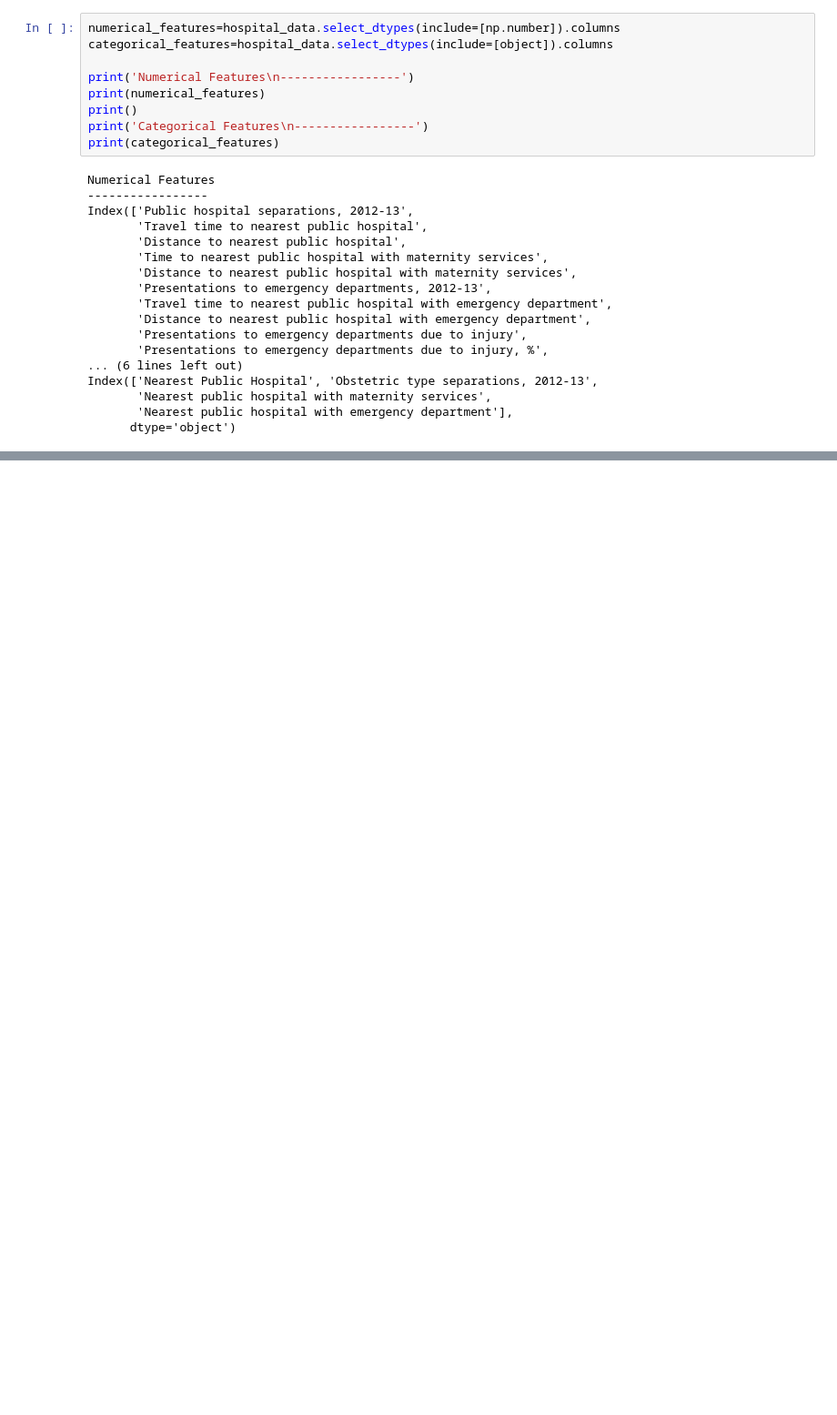
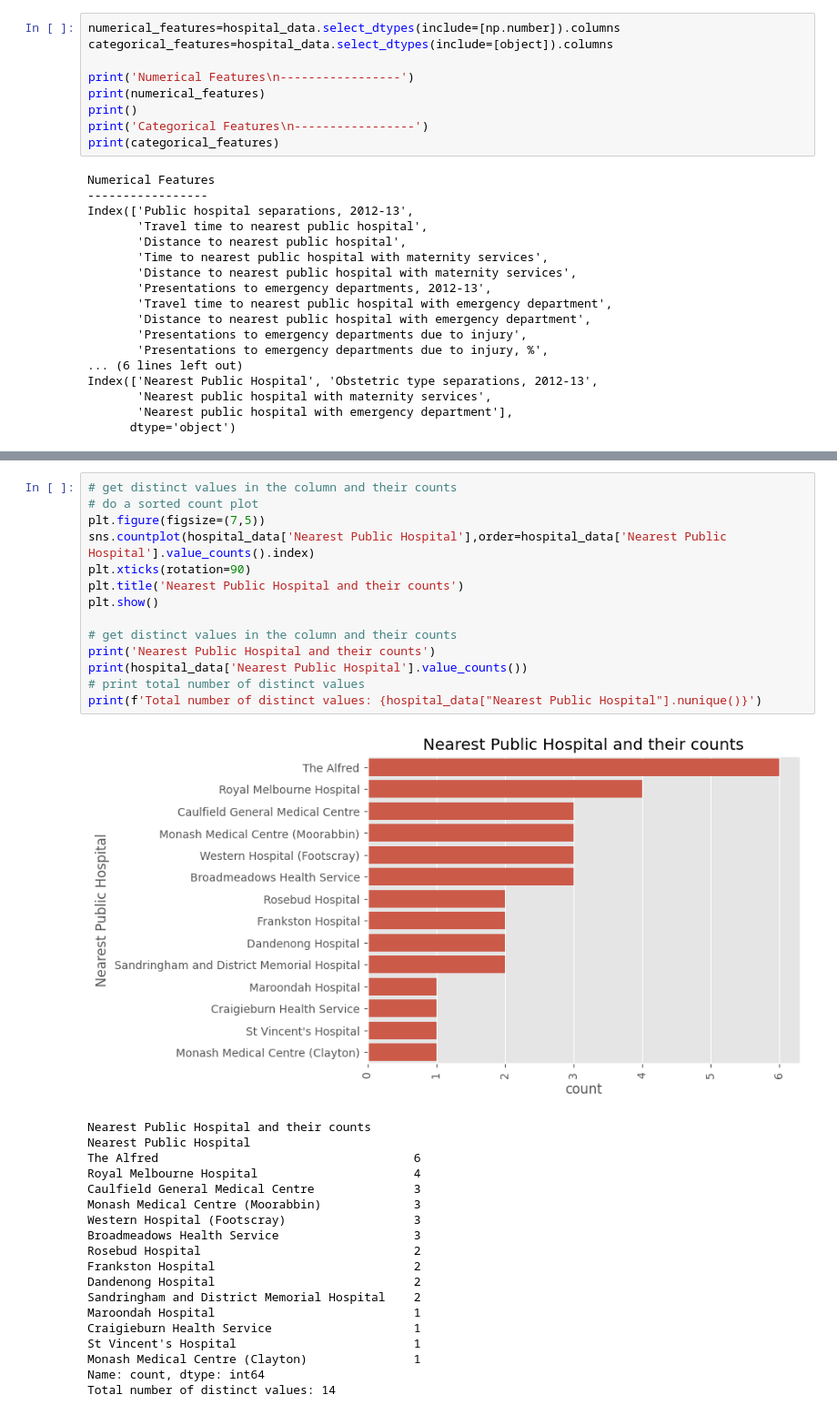
Before and after one commit to Subhasis-Biswas/ML4CPS_Project2, a Jupyter notebook: access_to_healthcare.ipynb, the cells around one changed output, grey strips where cells are left out. Shown: that part at 91% size. Drawn from its saved outputs; the diff is of its cells as text; blank space fills up the shorter version.

```diff
--- a/access_to_healthcare.ipynb
+++ b/access_to_healthcare.ipynb
@@ -96,0 +123,34 @@ Index(['Nearest Public Hospital', 'Obstetric type separations, 2012-13',
+# %%
+# get distinct values in the column and their counts
+# do a sorted count plot
+plt.figure(figsize=(7,5))
+sns.countplot(hospital_data['Nearest Public Hospital'],order=hospital_data['Nearest Public Hospital'].value_counts().index)
+plt.xticks(rotation=90)
+plt.title('Nearest Public Hospital and their counts')
+plt.show()
+
+# get distinct values in the column and their counts
+print('Nearest Public Hospital and their counts')
+print(hospital_data['Nearest Public Hospital'].value_counts())
+# print total number of distinct values
+print(f'Total number of distinct values: {hospital_data["Nearest Public Hospital"].nunique()}')
+# %% [output]
+[figure, added]
+Nearest Public Hospital and their counts
+Nearest Public Hospital
+The Alfred                                    6
+Royal Melbourne Hospital                      4
+Caulfield General Medical Centre              3
+Monash Medical Centre (Moorabbin)             3
+Western Hospital (Footscray)                  3
+Broadmeadows Health Service                   3
+Rosebud Hospital                              2
+Frankston Hospital                            2
+Dandenong Hospital                            2
+Sandringham and District Memorial Hospital    2
+Maroondah Hospital                            1
+Craigieburn Health Service                    1
+St Vincent's Hospital                         1
+Monash Medical Centre (Clayton)               1
+Name: count, dtype: int64
+Total number of distinct values: 14
```
Also changed, not shown: parts of 13 cells of this notebook, 1 other file.
